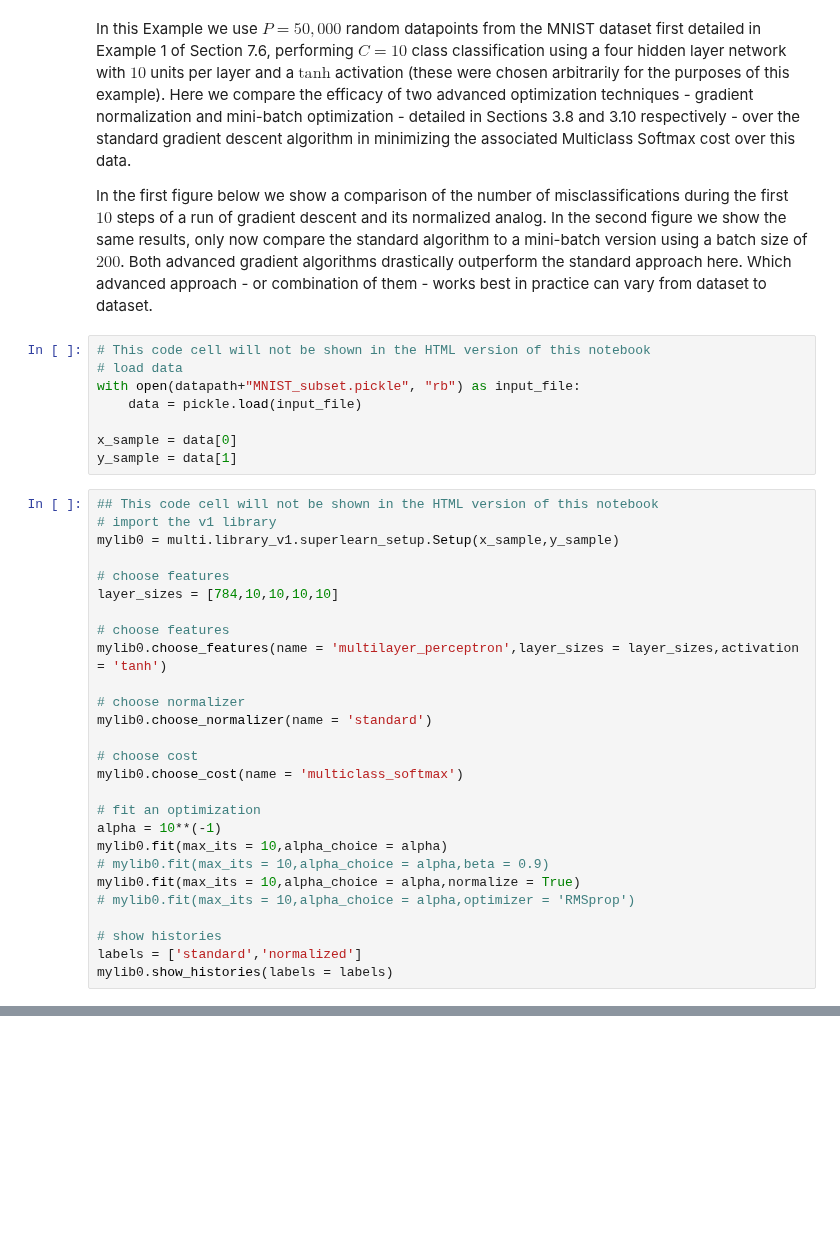
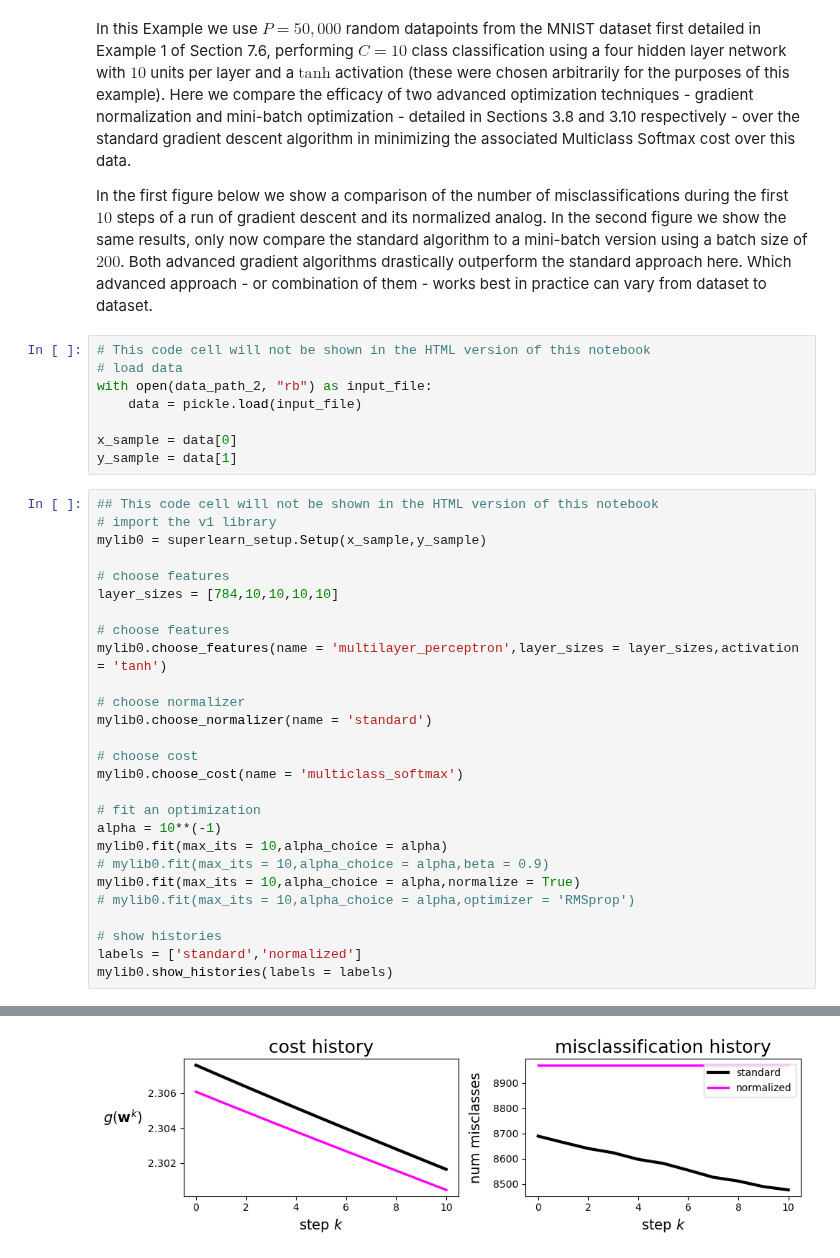
Before and after one commit to neonwatty/machine_learning_refined, a Jupyter notebook: notes/13_Multilayer_perceptrons/13_3_Optimization.ipynb, the cells around one changed output, grey strips where cells are left out. Drawn from its saved outputs; the diff is of its cells as text; blank space fills up the shorter version.

```diff
--- a/notes/13_Multilayer_perceptrons/13_3_Optimization.ipynb
+++ b/notes/13_Multilayer_perceptrons/13_3_Optimization.ipynb
@@ -74,7 +90,7 @@ In the first figure below we show a comparison of the number of misclassificatio
 # %%
 # This code cell will not be shown in the HTML version of this notebook
 # load data
-with open(datapath+"MNIST_subset.pickle", "rb") as input_file:
+with open(data_path_2, "rb") as input_file:
     data = pickle.load(input_file)
 
 x_sample = data[0]
@@ -82,7 +98,7 @@ y_sample = data[1]
 # %%
 ## This code cell will not be shown in the HTML version of this notebook
 # import the v1 library
-mylib0 = multi.library_v1.superlearn_setup.Setup(x_sample,y_sample)
+mylib0 = superlearn_setup.Setup(x_sample,y_sample)
 
 # choose features
 layer_sizes = [784,10,10,10,10]
@@ -112,3 +126,4 @@ mylib0.show_histories(labels = labels)
+[figure, added]
 # %%
 ## This code cell will not be shown in the HTML version of this notebook
 # import the v1 library
```
Also changed, not shown: parts of 6 cells of this notebook, 26 other files.
